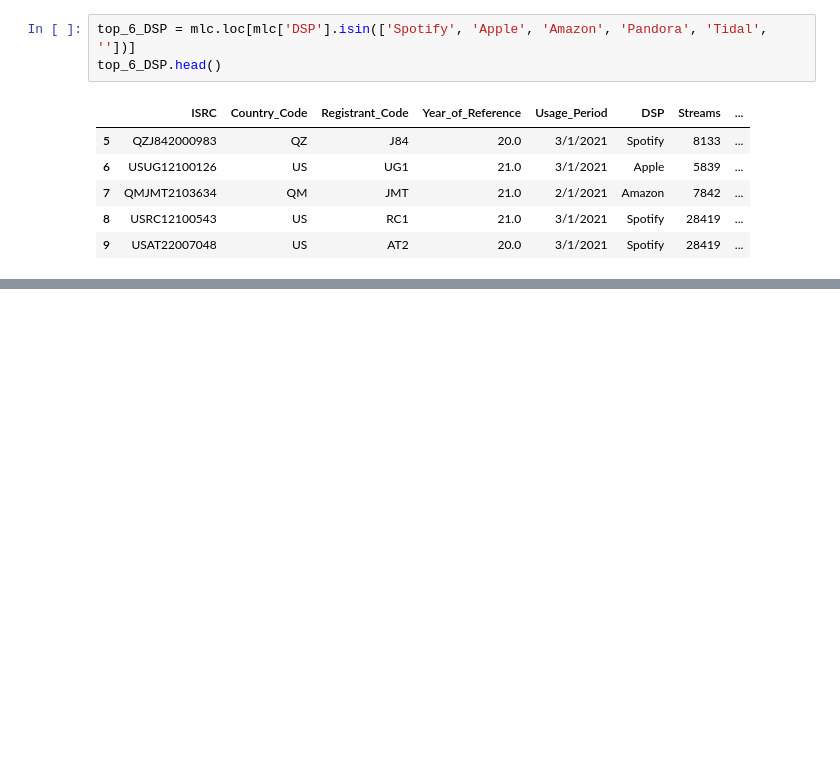
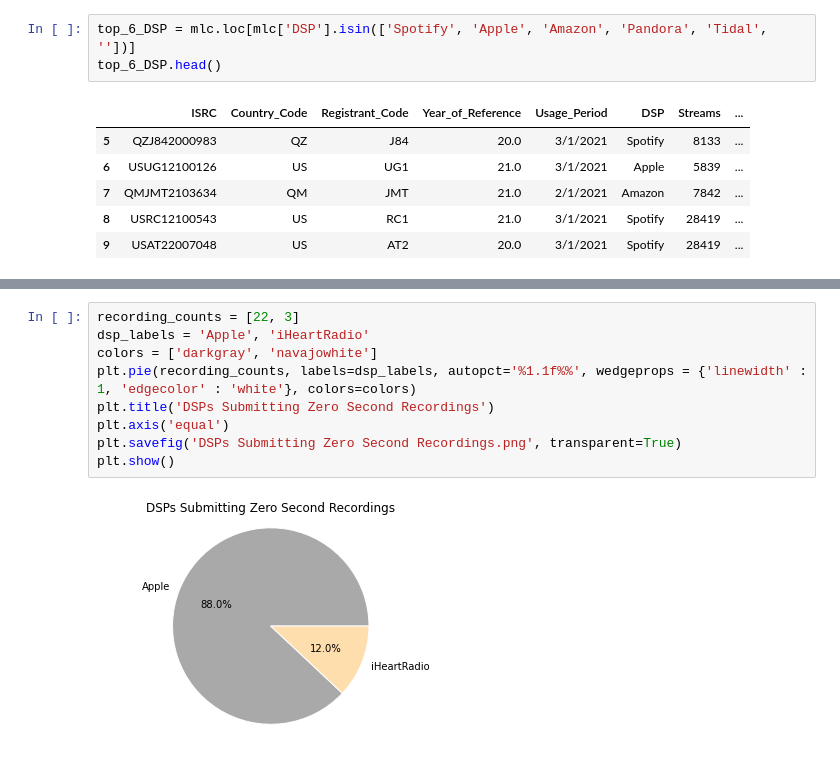
Before and after one commit to LJRollerII/mlc-project-napster, a Jupyter notebook: notebook/mlc_dsp.ipynb, the cells around one changed output, grey strips where cells are left out. Cells and saved outputs as stored; diff of their text form; blank space fills up the shorter version.

```diff
--- a/notebook/mlc_dsp.ipynb
+++ b/notebook/mlc_dsp.ipynb
@@ -1171,0 +1195,11 @@ plt.show()
+# %%
+recording_counts = [22, 3]
+dsp_labels = 'Apple', 'iHeartRadio'
+colors = ['darkgray', 'navajowhite']
+plt.pie(recording_counts, labels=dsp_labels, autopct='%1.1f%%', wedgeprops = {'linewidth' : 1, 'edgecolor' : 'white'}, colors=colors)
+plt.title('DSPs Submitting Zero Second Recordings')
+plt.axis('equal')
+plt.savefig('DSPs Submitting Zero Second Recordings.png', transparent=True)
+plt.show()
+# %% [output]
+[figure, added]
```
Also changed, not shown: parts of 72 cells of this notebook.
